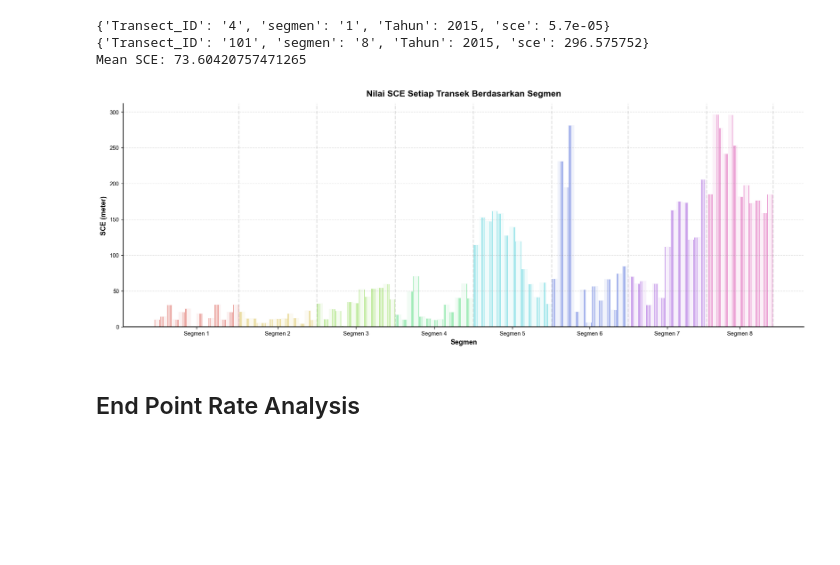
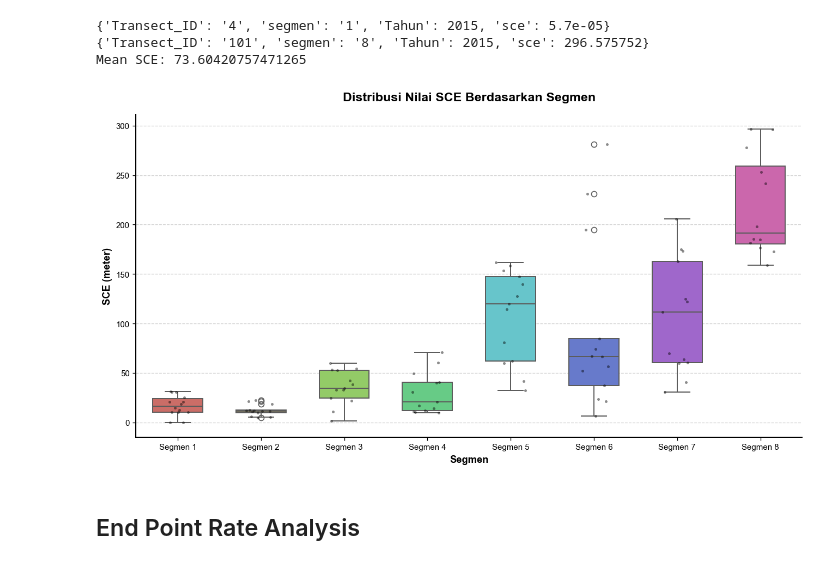
Before and after one commit to RikyDataScientist/shoreline-change-kenjeran, a Jupyter notebook: src/shoreline_analysis.ipynb, the cells around one changed output. Saved outputs shown, nothing was run; the diff lists cells and outputs as text; code cells hidden in the pictures; blank space fills up the shorter version.

Commit message:
feat: add sce distribution plot

```diff
--- a/src/shoreline_analysis.ipynb
+++ b/src/shoreline_analysis.ipynb
@@ -168,37 +168,59 @@ print('Mean SCE:', mean_sce)
 {'Transect_ID': '101', 'segmen': '8', 'Tahun': 2015, 'sce': 296.575752}
 Mean SCE: 73.60420757471265
 # %%
-plot_df = df.sort_values(['segmen', 'Transect_ID']).reset_index(drop=True)
-x = np.arange(len(plot_df))
-segment_map = {seg: PaletteHls[i] for i, seg in enumerate(sorted(plot_df['segmen'].unique()))}
-bar_colors = plot_df['segmen'].map(segment_map)
+sce_check = df.groupby('Transect_ID').agg(jumlah_sce=('sce', 'nunique'),
+                                          jumlah_segmen=('segmen', 'nunique'))
 
-fig, ax = plt.subplots(figsize=(16, 6))
-ax.bar(
-    x, plot_df['sce'],
-    color=bar_colors, width=0.85,
-    edgecolor='white', linewidth=0.5
+if (sce_check['jumlah_sce'] > 1).any():
+    raise ValueError("Terdapat transek dengan lebih dari satu nilai SCE. "
+                     "Periksa kembali perhitungan SCE.")
+
+if (sce_check['jumlah_segmen'] > 1).any():
+    raise ValueError("Terdapat transek yang masuk ke lebih dari satu segmen.")
+
+plot_df = (df[['Transect_ID', 'segmen', 'sce']].drop_duplicates(subset='Transect_ID').copy())
+plot_df['segmen'] = plot_df['segmen'].astype(int)
+plot_df = plot_df.sort_values(['segmen', 'Transect_ID'])
+
+fig, ax = plt.subplots(figsize=(11, 6))
+sns.boxplot(
+    data=plot_df,
+    x='segmen',
+    y='sce',
+    hue='segmen',
+    palette=PaletteHls,
+    legend=False,
+    width=0.6,
+    linewidth=1.2,
+    showfliers=True,
+    ax=ax
+)
+sns.stripplot(
+    data=plot_df,
+    x='segmen',
+    y='sce',
+    color='black',
+    size=3,
+    alpha=0.45,
+    jitter=0.18,
+    ax=ax
 )
 
-for _, g in plot_df.groupby('segmen'):
-    ax.axvline(g.index.max() + 0.5, color='gray', linestyle='--', alpha=0.25)
+ax.set_title('Distribusi Nilai SCE Berdasarkan Segmen', pad=15)
+ax.set_xlabel('Segmen')
+ax.set_ylabel('SCE (meter)')
 
-segmen_centers = (
-    plot_df.groupby('segmen').apply(lambda x: (x.index.min() + x.index.max()) / 2)
-)
+ax.set_xticklabels([f'Segmen {i}' for i in sorted(plot_df['segmen'].unique())])
+ax.grid(axis='y', linestyle='--', alpha=0.35)
+ax.set_axisbelow(True)
 
-ax.set_xticks(segmen_centers.values, [f'Segmen {i}' for i in segmen_centers.index])
-
-ax.axhline(0, color='black', linewidth=0.8)
-
-ax.set_title("Nilai SCE Setiap Transek Berdasarkan Segmen")
-ax.set_xlabel("Segmen")
-ax.set_ylabel("SCE (meter)")
-ax.grid(axis='x')
-plt.savefig(os.path.join(output_dir, 'sce_per_transect.png'), dpi=300, bbox_inches='tight')
+plt.tight_layout()
+os.makedirs(output_dir, exist_ok=True)
+plt.savefig(os.path.join(output_dir, 'boxplot_sce_per_segmen.png'),
+            dpi=600, bbox_inches='tight', facecolor='white')
 plt.show()
 # %% [output]
-[figure, old version]
+[figure, new version]
 # %% [markdown]
 ## End Point Rate Analysis
 # %%
```
Also changed, not shown: 1 other file.
